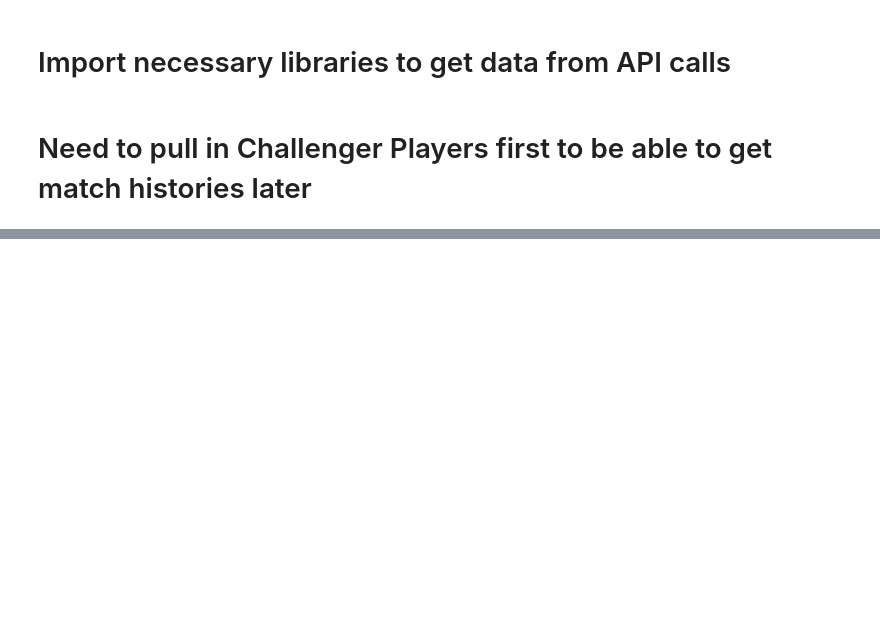
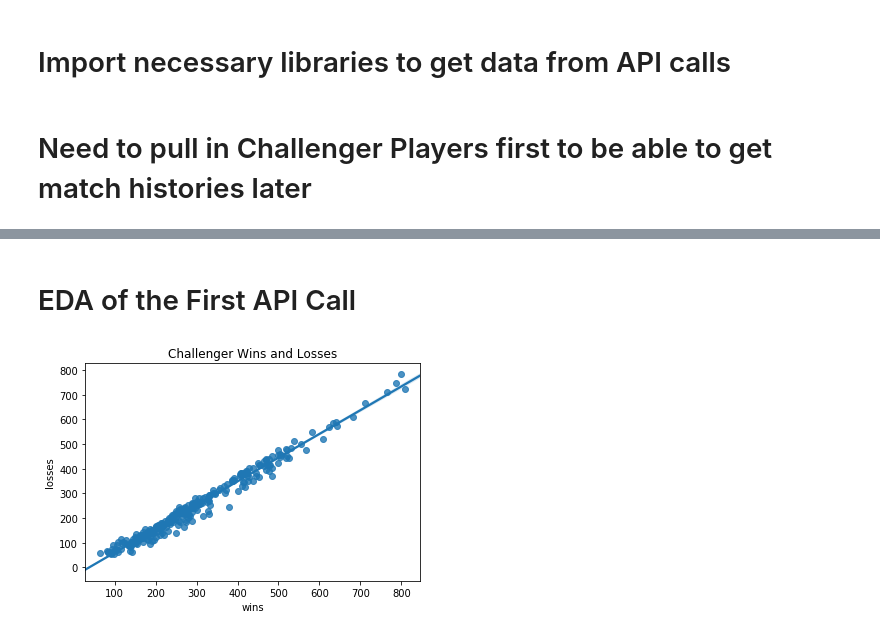
Before and after one commit to hiowatah/Analysis-of-Qiyana-LoL, a Jupyter notebook: API Call/API Call.ipynb, the cells around one changed output, grey strips where cells are left out. Cells and saved outputs as stored; diff of their text form; code cells hidden in the pictures; blank space fills up the shorter version.

Commit message:
added images and EDA

```diff
--- a/API Call/API Call.ipynb
+++ b/API Call/API Call.ipynb
@@ -28,0 +30,8 @@ df.tail()
+# %% [markdown]
+# EDA of the First API Call
+# %%
+#Plotting the wins and losses for the players in the league
+sns.regplot(df.wins, df.losses);
+plt.title('Challenger Wins and Losses');
+# %% [output]
+[figure, added]
```
Also changed, not shown: parts of 12 cells of this notebook, 2 other files.
